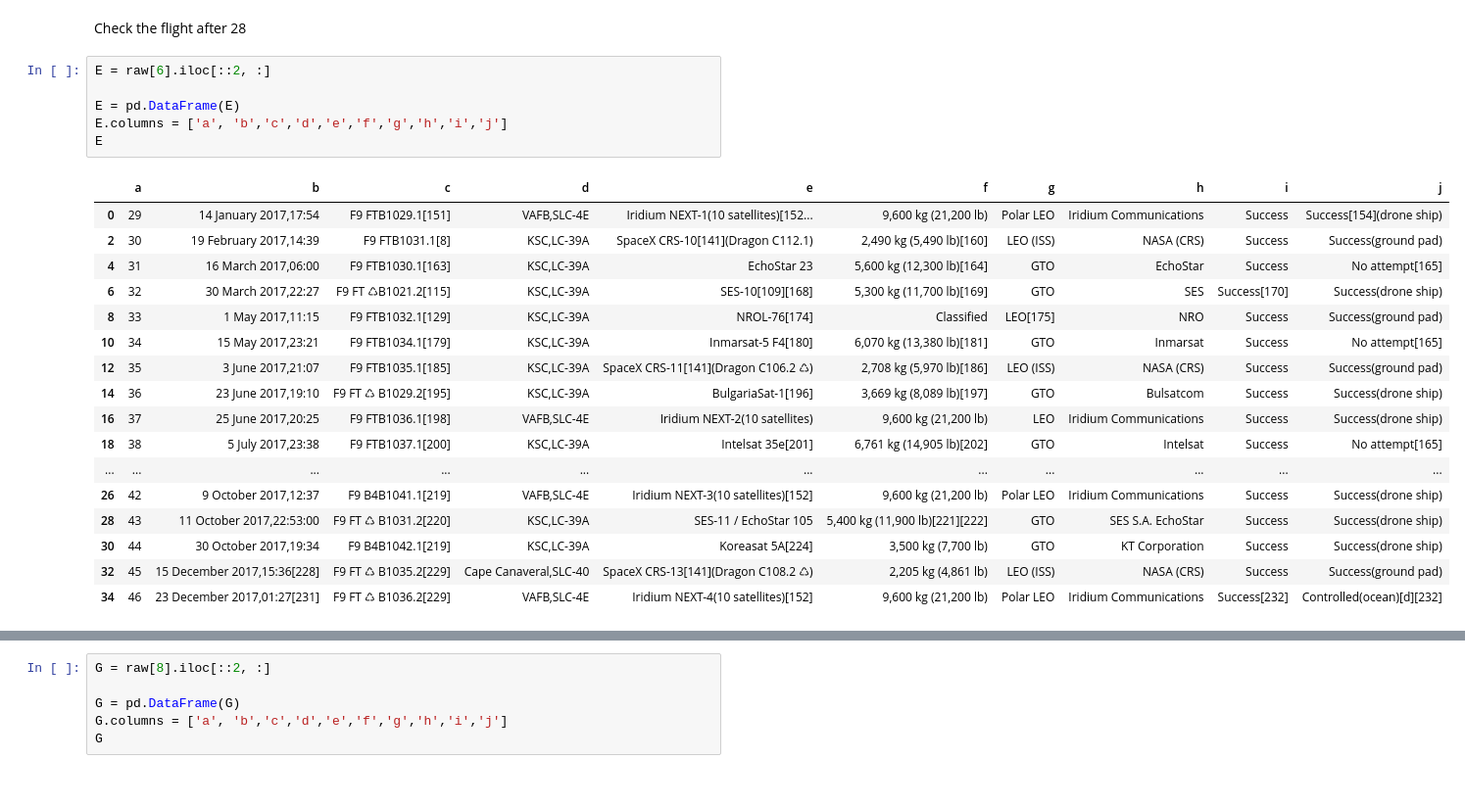
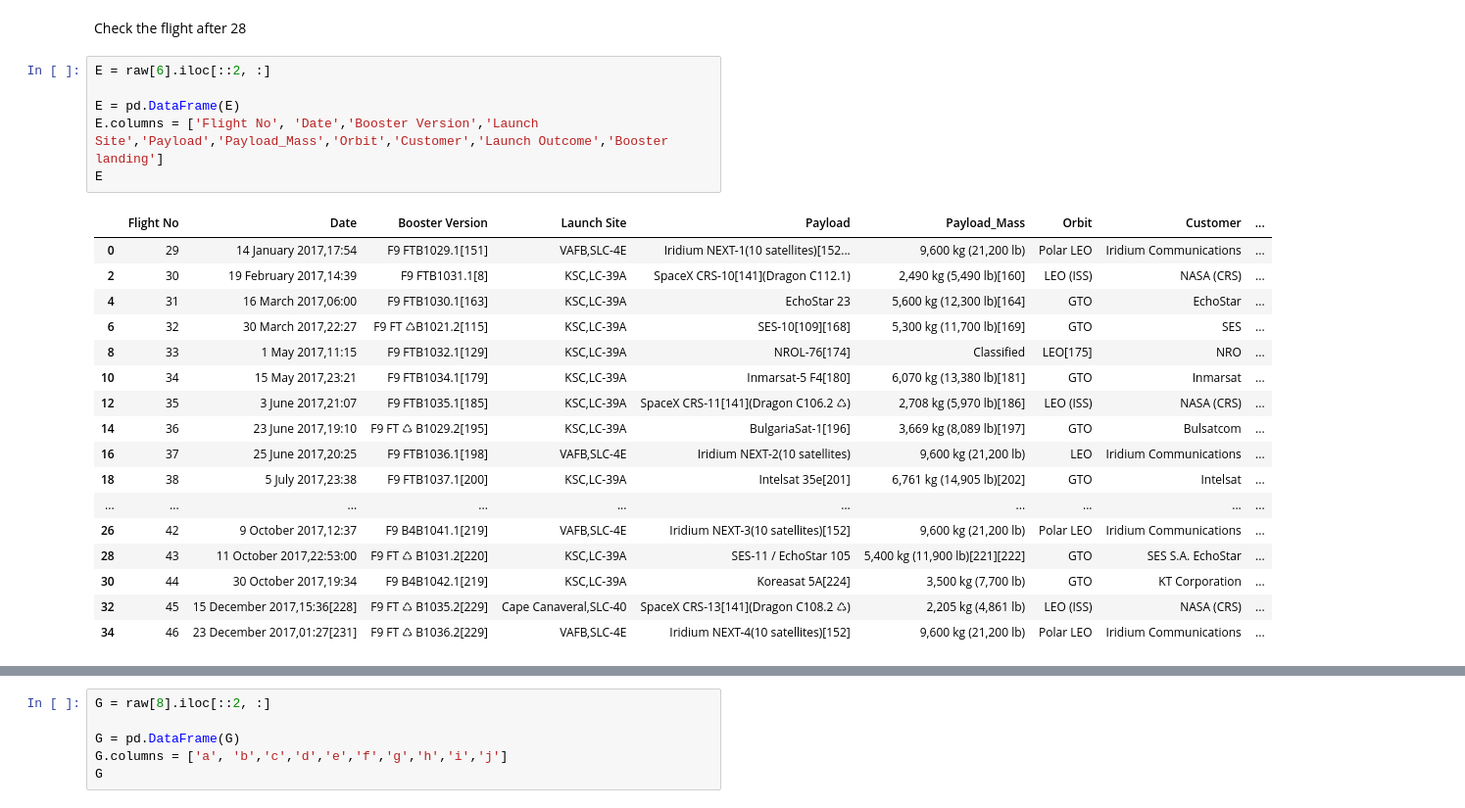
Before and after one commit to heyrobin/Python-DataScrap, a Jupyter notebook: Falcon_9_and_Falcon_Heavy_launches_in_Pandas.ipynb, the cells around one changed output, grey strips where cells are left out. Shown: that part at 98% size. Drawn from its saved outputs; the diff is of its cells as text.

```diff
--- a/Falcon_9_and_Falcon_Heavy_launches_in_Pandas.ipynb
+++ b/Falcon_9_and_Falcon_Heavy_launches_in_Pandas.ipynb
@@ -159,24 +168,24 @@ Check the flight after 28
 # %%
 E = raw[6].iloc[::2, :]
 
 E = pd.DataFrame(E)
-E.columns = ['a', 'b','c','d','e','f','g','h','i','j']
+E.columns = ['Flight No', 'Date','Booster Version','Launch Site','Payload','Payload_Mass','Orbit','Customer','Launch Outcome','Booster landing']
 E
 # %% [output]
-|  | a | b | c | d | e | f | g | h | i | j |
-| 0 | 29 | 14 January 2017,17:54 | F9 FTB1029.1[151] | VAFB,SLC-4E | Iridium NEXT-1(10 satellites)[152... | 9,600 kg (21,200 lb) | Polar LEO | Iridium Communications | Success | Success[154](drone ship) |
-| 2 | 30 | 19 February 2017,14:39 | F9 FTB1031.1[8] | KSC,LC-39A | SpaceX CRS-10[141](Dragon C112.1) | 2,490 kg (5,490 lb)[160] | LEO (ISS) | NASA (CRS) | Success | Success(ground pad) |
-| 4 | 31 | 16 March 2017,06:00 | F9 FTB1030.1[163] | KSC,LC-39A | EchoStar 23 | 5,600 kg (12,300 lb)[164] | GTO | EchoStar | Success | No attempt[165] |
-| 6 | 32 | 30 March 2017,22:27 | F9 FT ♺B1021.2[115] | KSC,LC-39A | SES-10[109][168] | 5,300 kg (11,700 lb)[169] | GTO | SES | Success[170] | Success(drone ship) |
-| 8 | 33 | 1 May 2017,11:15 | F9 FTB1032.1[129] | KSC,LC-39A | NROL-76[174] | Classified | LEO[175] | NRO | Success | Success(ground pad) |
-| 10 | 34 | 15 May 2017,23:21 | F9 FTB1034.1[179] | KSC,LC-39A | Inmarsat-5 F4[180] | 6,070 kg (13,380 lb)[181] | GTO | Inmarsat | Success | No attempt[165] |
-| 12 | 35 | 3 June 2017,21:07 | F9 FTB1035.1[185] | KSC,LC-39A | SpaceX CRS-11[141](Dragon C106.2 ♺) | 2,708 kg (5,970 lb)[186] | LEO (ISS) | NASA (CRS) | Success | Success(ground pad) |
-| 14 | 36 | 23 June 2017,19:10 | F9 FT ♺ B1029.2[195] | KSC,LC-39A | BulgariaSat-1[196] | 3,669 kg (8,089 lb)[197] | GTO | Bulsatcom | Success | Success(drone ship) |
-| 16 | 37 | 25 June 2017,20:25 | F9 FTB1036.1[198] | VAFB,SLC-4E | Iridium NEXT-2(10 satellites) | 9,600 kg (21,200 lb) | LEO | Iridium Communications | Success | Success(drone ship) |
-| 18 | 38 | 5 July 2017,23:38 | F9 FTB1037.1[200] | KSC,LC-39A | Intelsat 35e[201] | 6,761 kg (14,905 lb)[202] | GTO | Intelsat | Success | No attempt[165] |
-| ... | ... | ... | ... | ... | ... | ... | ... | ... | ... | ... |
-| 26 | 42 | 9 October 2017,12:37 | F9 B4B1041.1[219] | VAFB,SLC-4E | Iridium NEXT-3(10 satellites)[152] | 9,600 kg (21,200 lb) | Polar LEO | Iridium Communications | Success | Success(drone ship) |
-| 28 | 43 | 11 October 2017,22:53:00 | F9 FT ♺ B1031.2[220] | KSC,LC-39A | SES-11 / EchoStar 105 | 5,400 kg (11,900 lb)[221][222] | GTO | SES S.A. EchoStar | Success | Success(drone ship) |
-| 30 | 44 | 30 October 2017,19:34 | F9 B4B1042.1[219] | KSC,LC-39A | Koreasat 5A[224] | 3,500 kg (7,700 lb) | GTO | KT Corporation | Success | Success(drone ship) |
-| 32 | 45 | 15 December 2017,15:36[228] | F9 FT ♺ B1035.2[229] | Cape Canaveral,SLC-40 | SpaceX CRS-13[141](Dragon C108.2 ♺) | 2,205 kg (4,861 lb) | LEO (ISS) | NASA (CRS) | Success | Success(ground pad) |
-| 34 | 46 | 23 December 2017,01:27[231] | F9 FT ♺ B1036.2[229] | VAFB,SLC-4E | Iridium NEXT-4(10 satellites)[152] | 9,600 kg (21,200 lb) | Polar LEO | Iridium Communications | Success[232] | Controlled(ocean)[d][232] |
+|  | Flight No | Date | Booster Version | Launch Site | Payload | Payload_Mass | Orbit | Customer | ... |
+| 0 | 29 | 14 January 2017,17:54 | F9 FTB1029.1[151] | VAFB,SLC-4E | Iridium NEXT-1(10 satellites)[152... | 9,600 kg (21,200 lb) | Polar LEO | Iridium Communications | ... |
+| 2 | 30 | 19 February 2017,14:39 | F9 FTB1031.1[8] | KSC,LC-39A | SpaceX CRS-10[141](Dragon C112.1) | 2,490 kg (5,490 lb)[160] | LEO (ISS) | NASA (CRS) | ... |
+| 4 | 31 | 16 March 2017,06:00 | F9 FTB1030.1[163] | KSC,LC-39A | EchoStar 23 | 5,600 kg (12,300 lb)[164] | GTO | EchoStar | ... |
+| 6 | 32 | 30 March 2017,22:27 | F9 FT ♺B1021.2[115] | KSC,LC-39A | SES-10[109][168] | 5,300 kg (11,700 lb)[169] | GTO | SES | ... |
+| 8 | 33 | 1 May 2017,11:15 | F9 FTB1032.1[129] | KSC,LC-39A | NROL-76[174] | Classified | LEO[175] | NRO | ... |
+| 10 | 34 | 15 May 2017,23:21 | F9 FTB1034.1[179] | KSC,LC-39A | Inmarsat-5 F4[180] | 6,070 kg (13,380 lb)[181] | GTO | Inmarsat | ... |
+| 12 | 35 | 3 June 2017,21:07 | F9 FTB1035.1[185] | KSC,LC-39A | SpaceX CRS-11[141](Dragon C106.2 ♺) | 2,708 kg (5,970 lb)[186] | LEO (ISS) | NASA (CRS) | ... |
+| 14 | 36 | 23 June 2017,19:10 | F9 FT ♺ B1029.2[195] | KSC,LC-39A | BulgariaSat-1[196] | 3,669 kg (8,089 lb)[197] | GTO | Bulsatcom | ... |
+| 16 | 37 | 25 June 2017,20:25 | F9 FTB1036.1[198] | VAFB,SLC-4E | Iridium NEXT-2(10 satellites) | 9,600 kg (21,200 lb) | LEO | Iridium Communications | ... |
+| 18 | 38 | 5 July 2017,23:38 | F9 FTB1037.1[200] | KSC,LC-39A | Intelsat 35e[201] | 6,761 kg (14,905 lb)[202] | GTO | Intelsat | ... |
+| ... | ... | ... | ... | ... | ... | ... | ... | ... | ... |
+| 26 | 42 | 9 October 2017,12:37 | F9 B4B1041.1[219] | VAFB,SLC-4E | Iridium NEXT-3(10 satellites)[152] | 9,600 kg (21,200 lb) | Polar LEO | Iridium Communications | ... |
+| 28 | 43 | 11 October 2017,22:53:00 | F9 FT ♺ B1031.2[220] | KSC,LC-39A | SES-11 / EchoStar 105 | 5,400 kg (11,900 lb)[221][222] | GTO | SES S.A. EchoStar | ... |
+| 30 | 44 | 30 October 2017,19:34 | F9 B4B1042.1[219] | KSC,LC-39A | Koreasat 5A[224] | 3,500 kg (7,700 lb) | GTO | KT Corporation | ... |
+| 32 | 45 | 15 December 2017,15:36[228] | F9 FT ♺ B1035.2[229] | Cape Canaveral,SLC-40 | SpaceX CRS-13[141](Dragon C108.2 ♺) | 2,205 kg (4,861 lb) | LEO (ISS) | NASA (CRS) | ... |
+| 34 | 46 | 23 December 2017,01:27[231] | F9 FT ♺ B1036.2[229] | VAFB,SLC-4E | Iridium NEXT-4(10 satellites)[152] | 9,600 kg (21,200 lb) | Polar LEO | Iridium Communications | ... |
```
Also changed, not shown: parts of 12 cells of this notebook.
